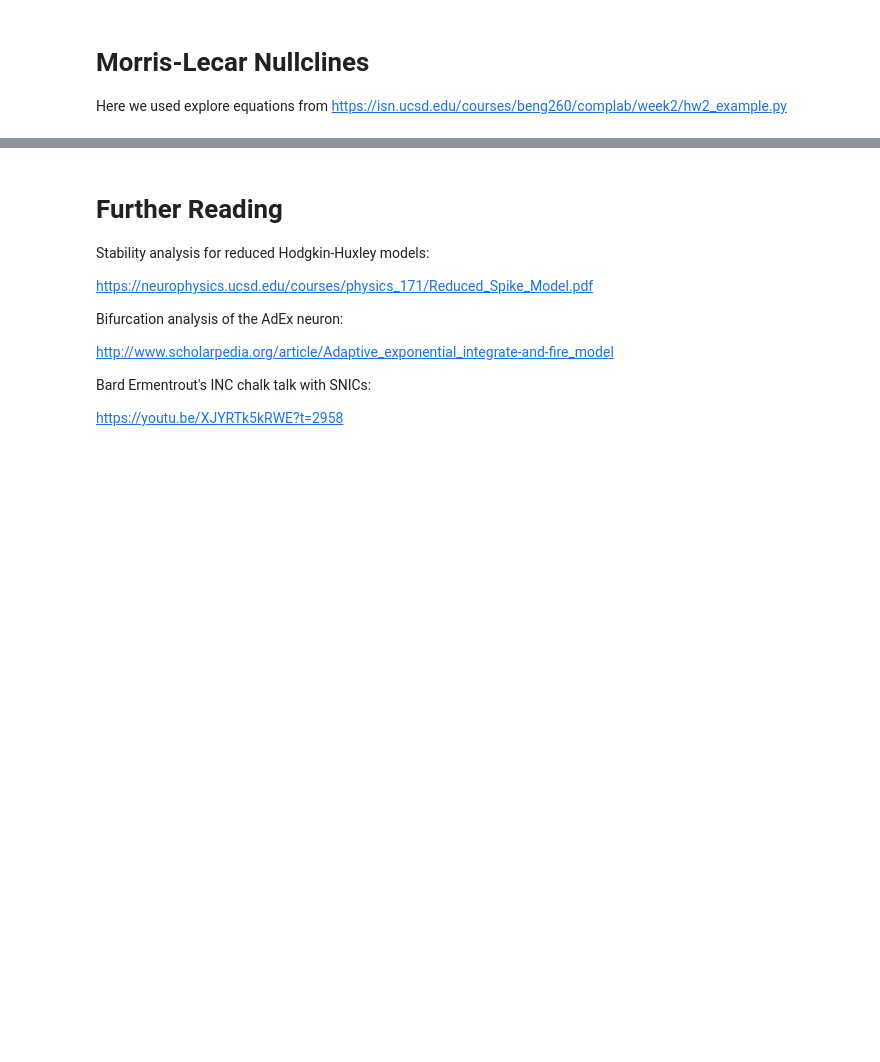
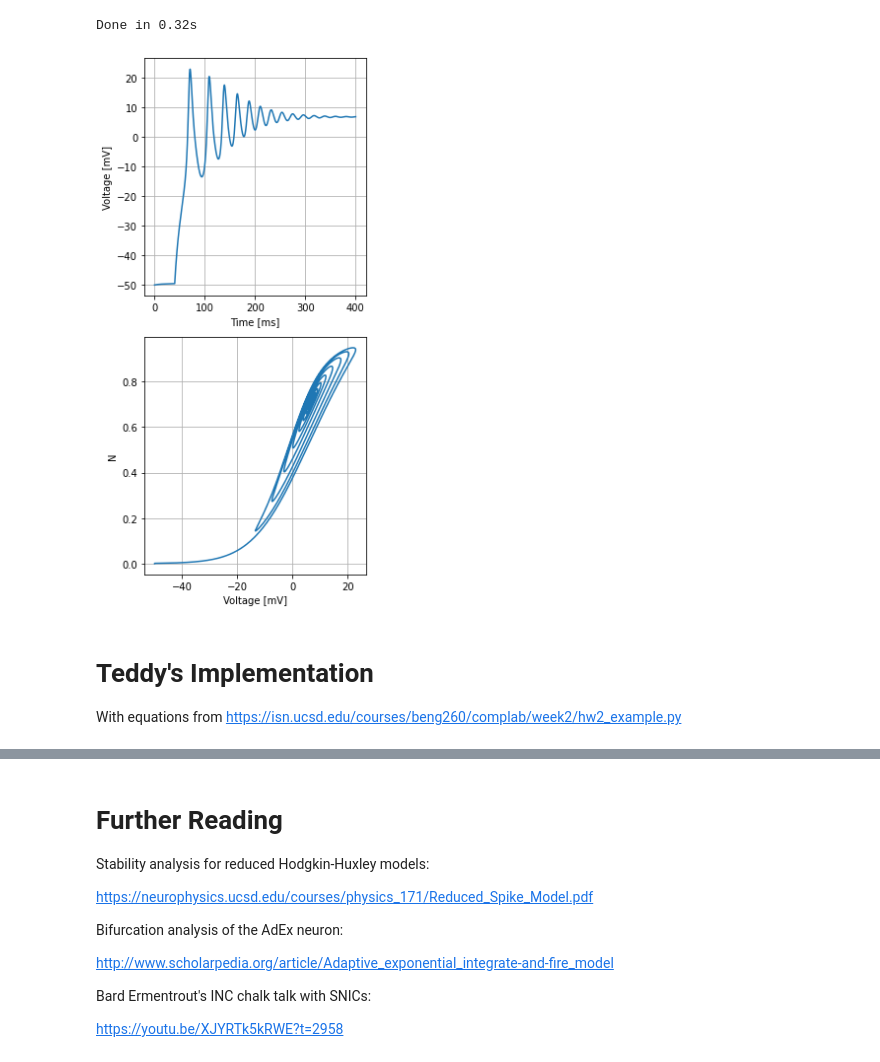
Before and after one commit to 3x10e8/telluride-21, a Jupyter notebook: Morris_Lecar.ipynb, the cells around one changed output, grey strips where cells are left out. Saved outputs shown, nothing was run; the diff lists cells and outputs as text; code cells hidden in the pictures; blank space fills up the shorter version.

Commit message:
Added 1981 model

```diff
--- a/Morris_Lecar.ipynb
+++ b/Morris_Lecar.ipynb
@@ -0,0 +15,19 @@
+# %%
+# Constants from Figure 6 (p.205):
+gL  =  2 # 0.5
+VL = -50
+VCa = 100
+VK = -70
+λMinf = 1
+λNinf = .1
+
+V1 = 0
+V2 = 15
+V3 = 10
+V4 = 10
+
+C  = 20 # 1.0 # membrane capacitance, in uF/cm^2
+gCa = 4 #6 # 1.1 # maximum conducances, in mS/cm^2
+gK = 8 #12
+
+Vrest = -50 #mV
@@ -1,4 +61,60 @@
+# %%
+# Initial conditions
+V0 = Vrest
+M0 = 0
+N0 = 0
+y0 = [V0, M0, N0]
+
+# Make time array for solution
+tEnd_ms = 400.
+dt = .1e-3
+tt = np.arange(0.0, tEnd_ms, dt)
+
+# Step current input
+gain = 60
+t0 = tEnd_ms*0.1
+sig_gen = lambda t: gain*float(t >= t0)
+
+# Collect model parameters
+params = []
+params.extend([C])
+params.extend([gL, gCa, gK])
+params.extend([VL, VCa, VK])
+params.extend([V1, V2, V3, V4])
+params.extend([λMinf, λNinf])
+params.extend([sig_gen])
+
+# Call the ODE solver
+START_TIME = time.time()  # for timing execution
+psoln = odeint(
+    f_ML,
+    y0,
+    tt,
+    args=(params,),
+    # mxstep=5000000,
+    # rtol=1e-15,
+    # atol=1e-15,
+    # full_output=1,
+)
+
+print("Done in {:.2f}s".format(time.time() - START_TIME))
+
+fig, ax = plt.subplots(2, 1, figsize=(4,8))
+ax[0].plot(tt, psoln[:, 0])
+ax[0].grid()
+ax[0].set_xlabel('Time [ms]')
+ax[0].set_ylabel('Voltage [mV]')
+
+ax[1].plot(psoln[:, 0], psoln[:, 1])
+ax[1].set_xlabel('Voltage [mV]')
+ax[1].set_ylabel('N')
+ax[1].grid()
+plt.tight_layout()
+# %% [output]
+Done in 0.32s
+[figure, added]
 # %% [markdown]
-# Morris-Lecar Nullclines
-Here we used explore equations from
+# Teddy's Implementation
+
+With equations from
 https://isn.ucsd.edu/courses/beng260/complab/week2/hw2_example.py
```
Also changed, not shown: parts of 11 cells of this notebook.
